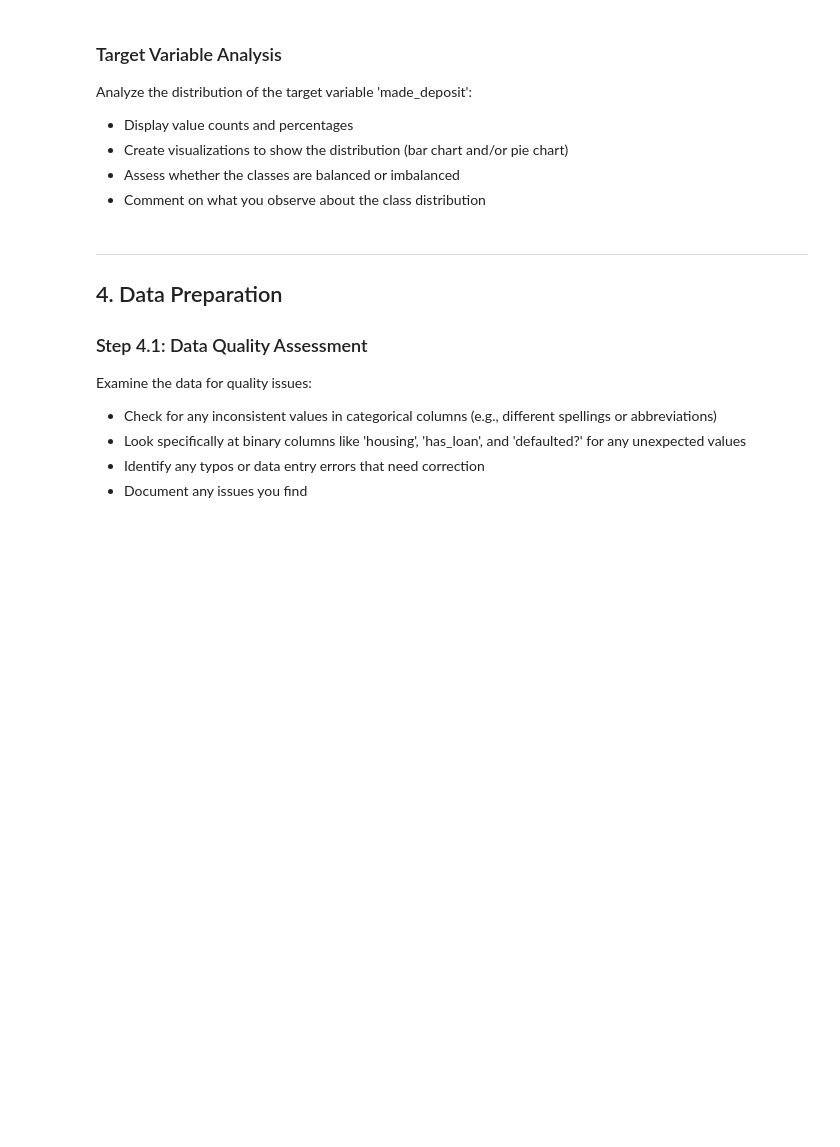
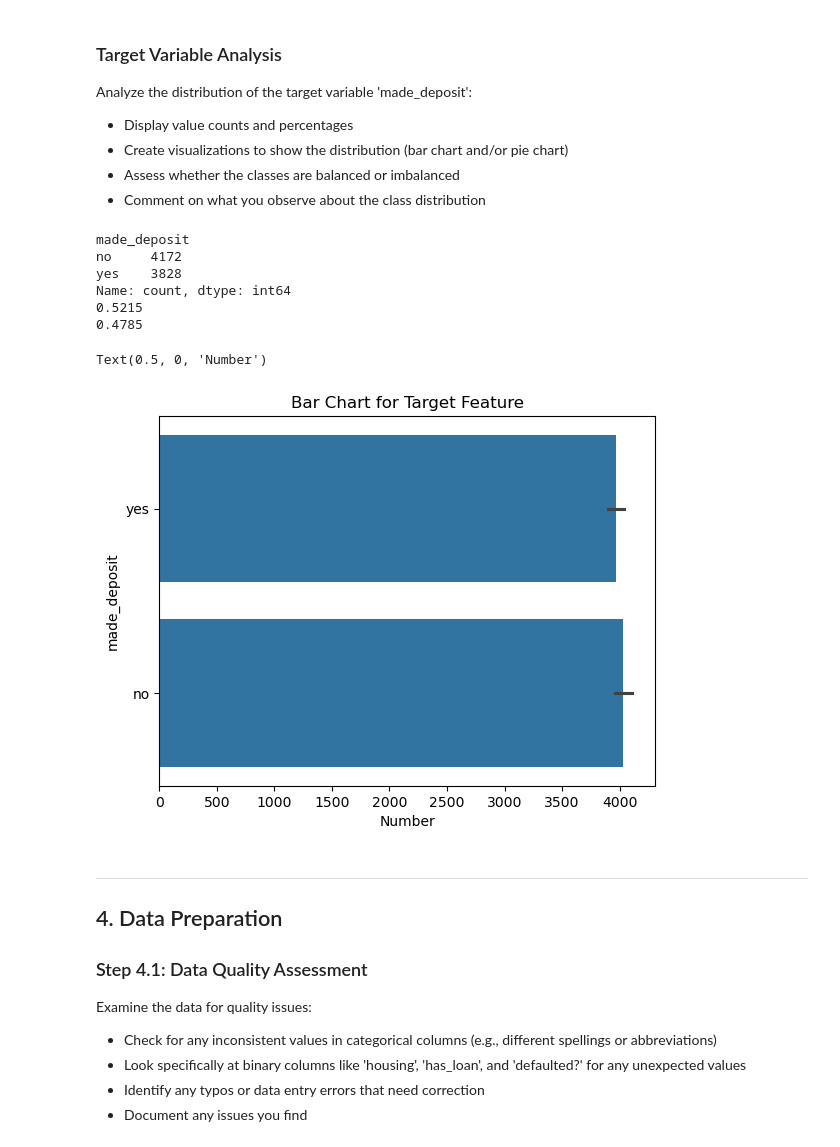
Before and after one commit to LittleVigney/COMPX310, a Jupyter notebook: Lab/Lab7/Lab07_SVM_Banking.ipynb, the cells around one changed output. Saved outputs shown, nothing was run; the diff lists cells and outputs as text; code cells hidden in the pictures; blank space fills up the shorter version.

```diff
--- a/Lab/Lab7/Lab07_SVM_Banking.ipynb
+++ b/Lab/Lab7/Lab07_SVM_Banking.ipynb
@@ -73,3 +85,17 @@ Load the 'bank-tr.csv' file and perform initial exploration:
 - Display the shape of the dataset (should be 8000 rows × 20 columns)
 - Show the first few rows to understand the data structure
 - Display information about column data types and any missing values
+# %%
+df = pandas.read_csv("bank-tr.csv")
+
+print("Shape of data: ")
+print(df.shape)
+
+# print("First five rows: ")
+# print(df.head())
+
+print("Feature names: ")
+print(df.columns)
+
+print("Missing values: ")
+print(df.isnull().sum())
@@ -120,6 +191,26 @@ Analyze the distribution of the target variable 'made_deposit':
 - Create visualizations to show the distribution (bar chart and/or pie chart)
 - Assess whether the classes are balanced or imbalanced
 - Comment on what you observe about the class distribution
+# %%
+print(df["made_deposit"].value_counts())
+
+print(df["made_deposit"].value_counts()[0] / df["made_deposit"].value_counts().sum())
+print(df["made_deposit"].value_counts()[1] / df["made_deposit"].value_counts().sum())
+
+sns.barplot(df["made_deposit"])
+plt.title("Bar Chart for Target Feature")
+plt.xlabel("Number")
+
+# Balanced.
+# %% [output]
+made_deposit
+no     4172
+yes    3828
+Name: count, dtype: int64
+0.5215
+0.4785
+Text(0.5, 0, 'Number')
+[figure, added]
 # %% [markdown]
 ---
 ## 4. Data Preparation
```
Also changed, not shown: parts of 12 cells of this notebook.
